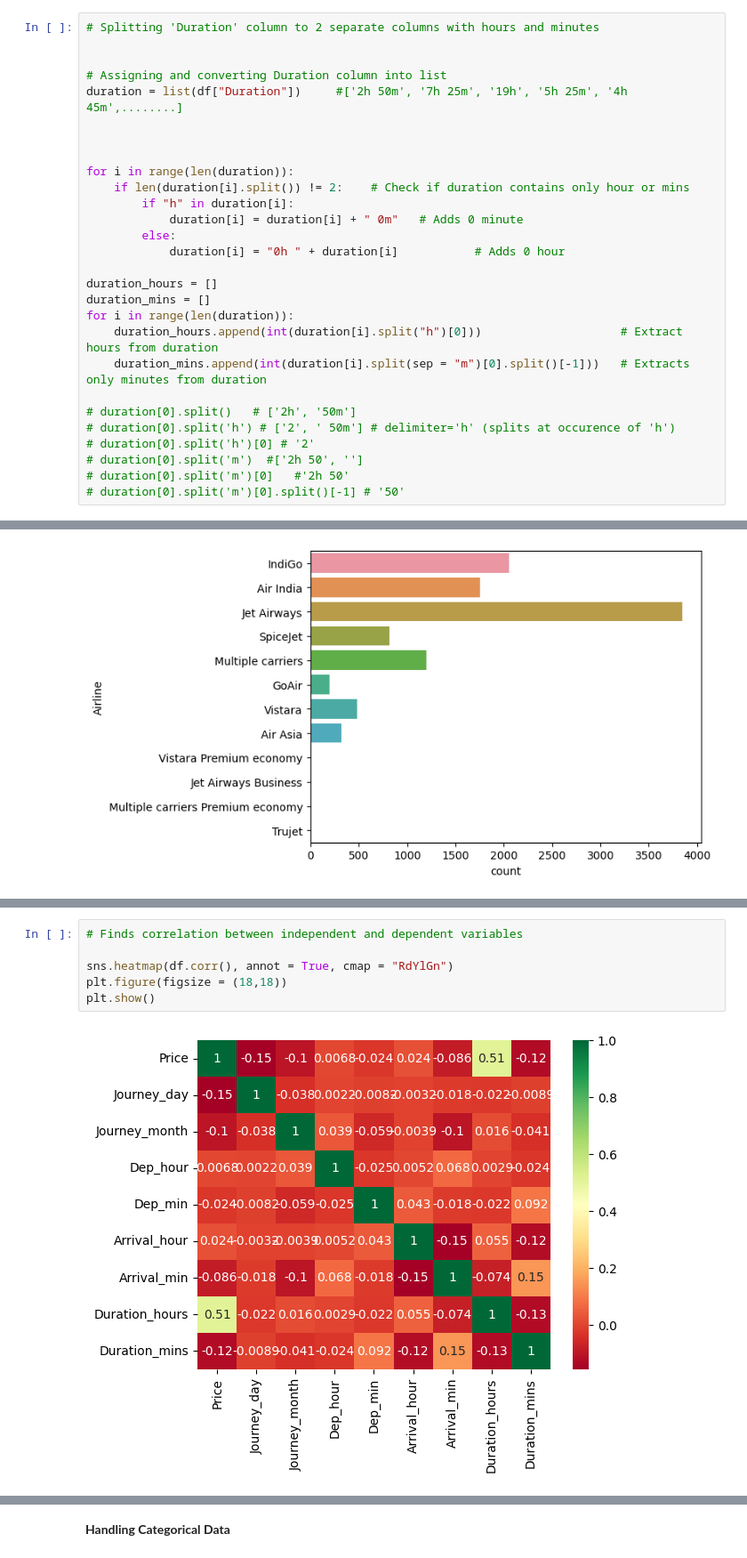
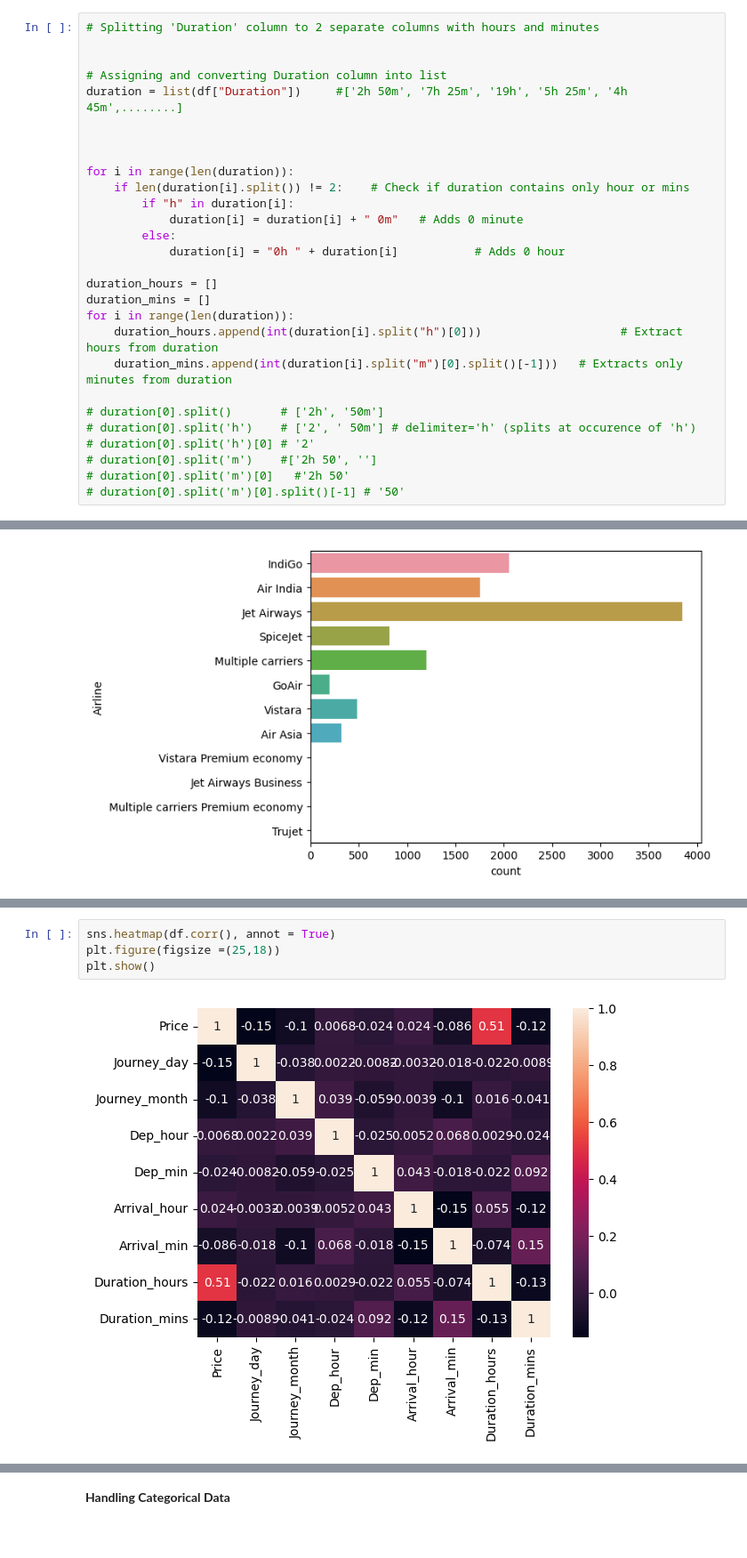
Before and after one commit to rockyjoson/flight_price_prediction, a Jupyter notebook: Flight_price_prediction.ipynb, the cells around one changed output, grey strips where cells are left out. Shown: that part at 89% size. Saved outputs shown, nothing was run; the diff lists cells and outputs as text.

```diff
--- a/Flight_price_prediction.ipynb
+++ b/Flight_price_prediction.ipynb
@@ -159,12 +169,12 @@ duration_hours = []
 duration_mins = []
 for i in range(len(duration)):
     duration_hours.append(int(duration[i].split("h")[0]))                    # Extract hours from duration
-    duration_mins.append(int(duration[i].split(sep = "m")[0].split()[-1]))   # Extracts only minutes from duration
+    duration_mins.append(int(duration[i].split("m")[0].split()[-1]))   # Extracts only minutes from duration
 
-# duration[0].split()   # ['2h', '50m']
-# duration[0].split('h') # ['2', ' 50m'] # delimiter='h' (splits at occurence of 'h')
+# duration[0].split()       # ['2h', '50m']
+# duration[0].split('h')    # ['2', ' 50m'] # delimiter='h' (splits at occurence of 'h')
 # duration[0].split('h')[0] # '2'
-# duration[0].split('m')  #['2h 50', '']
+# duration[0].split('m')    #['2h 50', '']
 # duration[0].split('m')[0]   #'2h 50'
 # duration[0].split('m')[0].split()[-1] # '50'
 # %%
@@ -216,8 +232,6 @@ plt.show()
 # %%
-# Finds correlation between independent and dependent variables
-
-sns.heatmap(df.corr(), annot = True, cmap = "RdYlGn")
-plt.figure(figsize = (18,18))
+sns.heatmap(df.corr(), annot = True)
+plt.figure(figsize =(25,18))
 plt.show()
 # %% [output]
-[figure, old version]
+[figure, new version]
```
Also changed, not shown: parts of 45 cells of this notebook.
